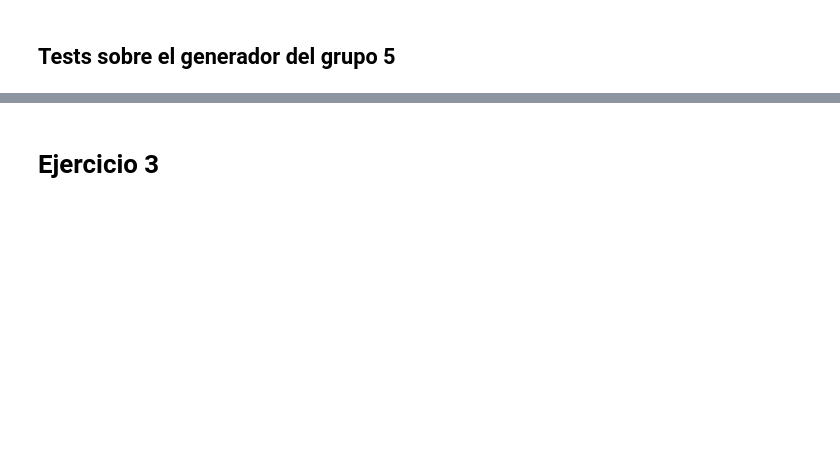
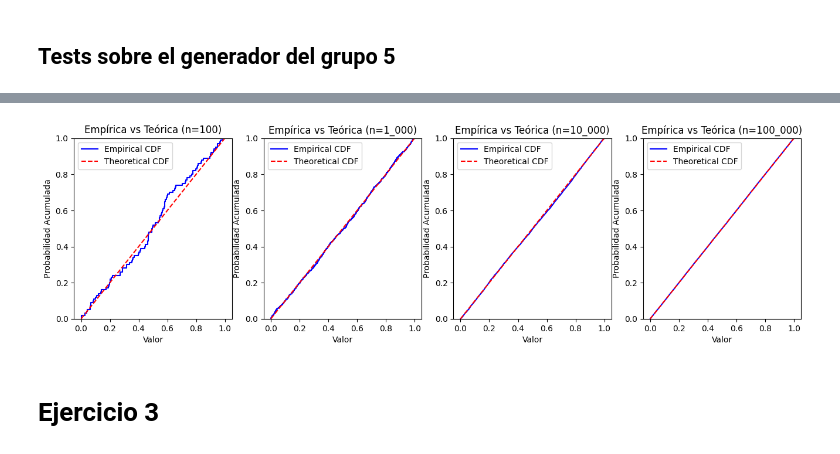
Before and after one commit to DanieLovera/simulacion_tp1, a Jupyter notebook: ej1_distribucion_uniforme.ipynb, the cells around one changed output, grey strips where cells are left out. Cells and saved outputs as stored; diff of their text form; code cells hidden in the pictures; blank space fills up the shorter version.

```diff
--- a/ej1_distribucion_uniforme.ipynb
+++ b/ej1_distribucion_uniforme.ipynb
@@ -367,0 +534,14 @@ P valor: 0.841
+# %%
+# Generamos muestras con nuestro algoritmo
+seed_x = int(time.time() * 1_000)
+seed_w = int(time.time() * 1_000)
+msws = MSWS(seed_x, seed_w)
+small_sample = [msws.random() for _ in range(100)]
+medium_sample = [msws.random() for _ in range(1_000)]
+large_sample = [msws.random() for _ in range(10_000)]
+very_large_sample = [msws.random() for _ in range(100_000)]
+
+cramervonmises_test(small_sample)
+cramervonmises_test(medium_sample)
+cramervonmises_test(large_sample)
+cramervonmises_test(very_large_sample)
@@ -368,3 +566,15 @@ P valor: 0.841
+# %%
+fig, axis = plt.subplots(1, 4, figsize=(16, 4), squeeze=False)
+
+plot_cdf(small_sample, axis[0][0])
+plot_cdf(medium_sample, axis[0][1])
+plot_cdf(large_sample, axis[0][2])
+plot_cdf(very_large_sample, axis[0][3])
+
+# Mostrar el gráfico
+plt.show()
+# %% [output]
+[figure, added]
 # %% [markdown]
 # Ejercicio 3
 # %%
```
Also changed, not shown: parts of 21 cells of this notebook, 3 other files.
